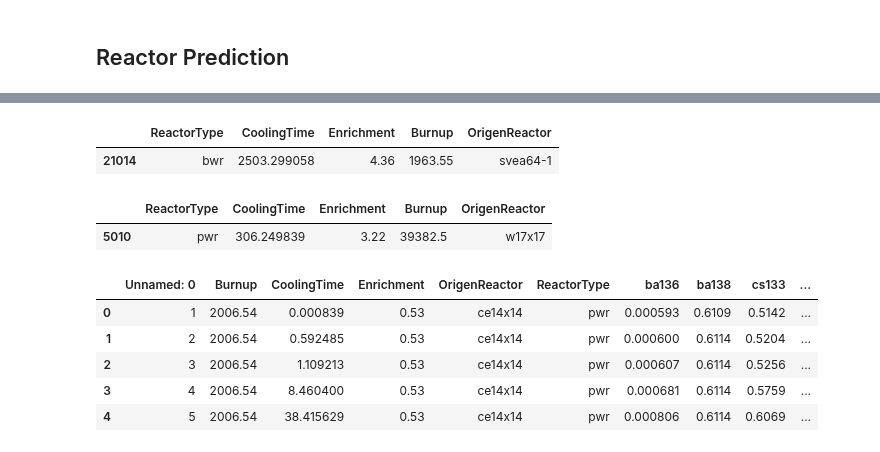
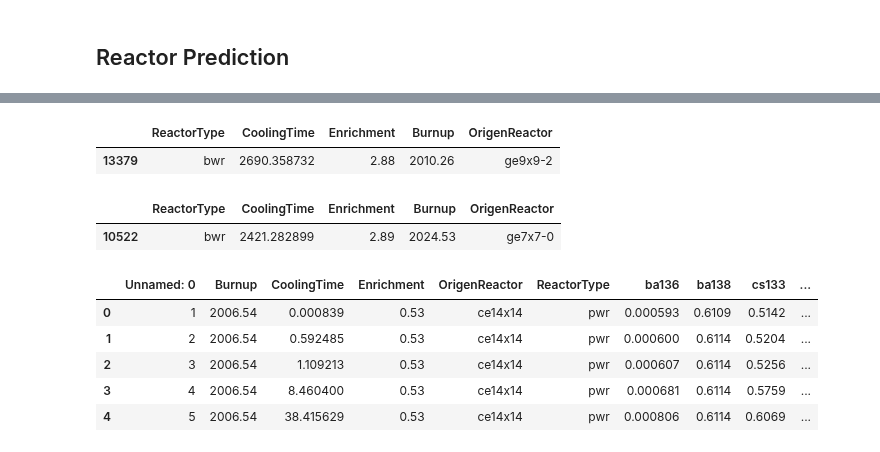
Before and after one commit to opotowsky/like-me-fuel, a Jupyter notebook: jupyter_notebooks/likelihood-calcs_15nucs.ipynb, the cells around one changed output, grey strips where cells are left out. Drawn from its saved outputs; the diff is of its cells as text; code cells hidden in the pictures.

```diff
--- a/jupyter_notebooks/likelihood-calcs_15nucs.ipynb
+++ b/jupyter_notebooks/likelihood-calcs_15nucs.ipynb
@@ -320,17 +309,17 @@ max_tot, idx
+# %%
+sim_idx = 13379
+top_answer = fullXY.loc[fullXY.index == sim_idx, lbls]
+top_answer
+# %% [output]
+|  | ReactorType | CoolingTime | Enrichment | Burnup | OrigenReactor |
+| 13379 | bwr | 2690.358732 | 2.88 | 2010.26 | ge9x9-2 |
 # %%
-sim_idx = 21014
+sim_idx = 10522
 top_answer = XY.loc[XY.index == sim_idx, lbls]
 top_answer
 # %% [output]
 |  | ReactorType | CoolingTime | Enrichment | Burnup | OrigenReactor |
-| 21014 | bwr | 2503.299058 | 4.36 | 1963.55 | svea64-1 |
+| 10522 | bwr | 2421.282899 | 2.89 | 2024.53 | ge7x7-0 |
-# %%
-sim_idx = 5010
-top_answer = XY.loc[XY.index == sim_idx, lbls]
-top_answer
-# %% [output]
-|  | ReactorType | CoolingTime | Enrichment | Burnup | OrigenReactor |
-| 5010 | pwr | 306.249839 | 3.22 | 39382.5 | w17x17 |
 # %%
 xy = pd.read_csv('likelihood_idx5010_15nucs_opusupdate-aug2019.csv')
 # %%
```
Also changed, not shown: parts of 14 cells of this notebook, 17 other files.
